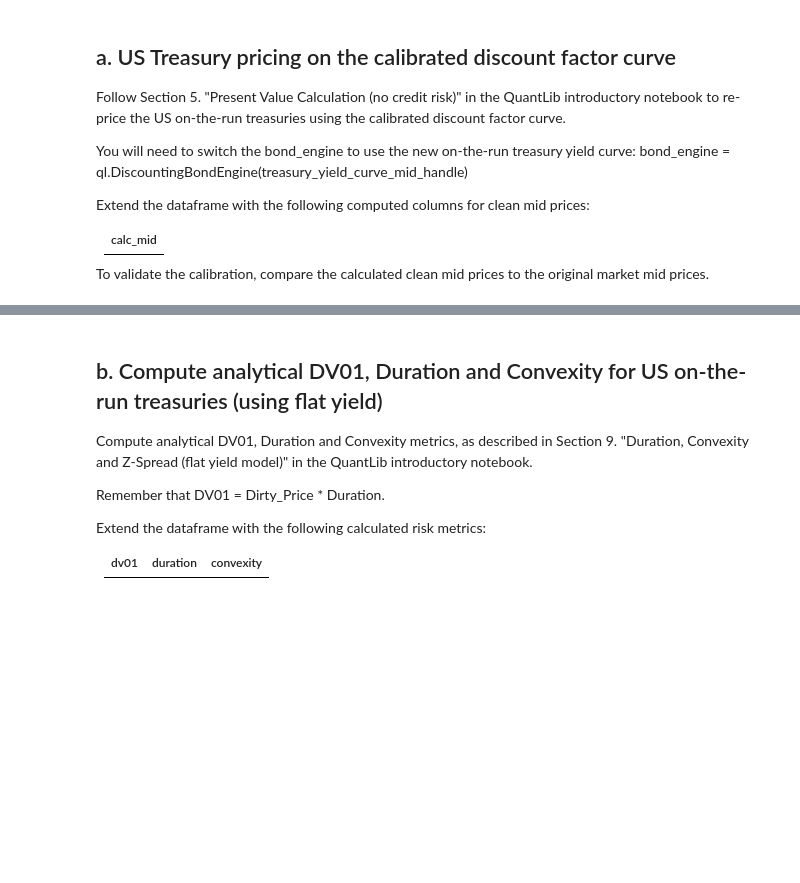
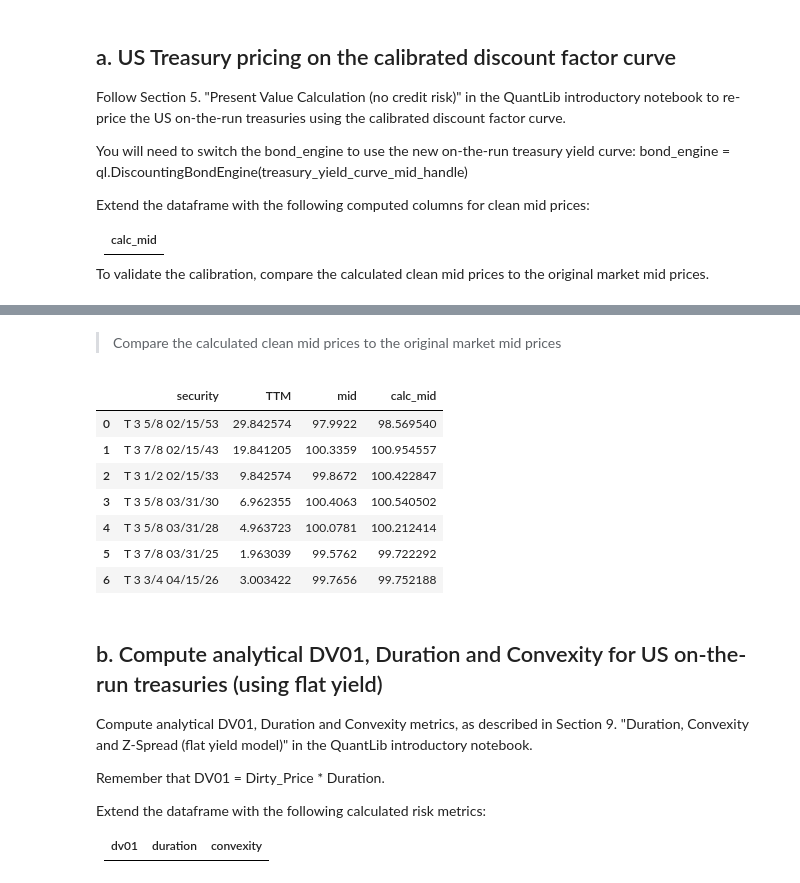
Before and after one commit to alanwake47/FINM-35700-Credit-Markets, a Jupyter notebook: week2/hw2/Homework 2-1.ipynb, the cells around one changed output, grey strips where cells are left out. Cells and saved outputs as stored; diff of their text form; code cells hidden in the pictures; blank space fills up the shorter version.

```diff
--- a/week2/hw2/Homework 2-1.ipynb
+++ b/week2/hw2/Homework 2-1.ipynb
@@ -547,4 +552,5 @@ Extend the dataframe with the following computed columns for clean mid prices:
 
 To validate the calibration, compare the calculated clean mid prices to the original market mid prices.
 # %%
-symbology_md_otr.iloc[:,:12]
+treasury_yield_curve_mid_handle = ql.YieldTermStructureHandle(ts_yc_mid)
+bond_engine = ql.DiscountingBondEngine(treasury_yield_curve_mid_handle)
@@ -560,3 +582,17 @@ symbology_md_otr.iloc[:,:12]
+# %% [markdown]
+> Compare the calculated clean mid prices to the original market mid prices
+# %%
+symbology_md_otr_calib = price_bond(symbology_md_otr, bond_engine, ql.Date(14, 4, 2023))
+symbology_md_otr_calib[['security','TTM','mid','calc_mid']]
+# %% [output]
+|  | security | TTM | mid | calc_mid |
+| 0 | T 3 5/8 02/15/53 | 29.842574 | 97.9922 | 98.569540 |
+| 1 | T 3 7/8 02/15/43 | 19.841205 | 100.3359 | 100.954557 |
+| 2 | T 3 1/2 02/15/33 | 9.842574 | 99.8672 | 100.422847 |
+| 3 | T 3 5/8 03/31/30 | 6.962355 | 100.4063 | 100.540502 |
+| 4 | T 3 5/8 03/31/28 | 4.963723 | 100.0781 | 100.212414 |
+| 5 | T 3 7/8 03/31/25 | 1.963039 | 99.5762 | 99.722292 |
+| 6 | T 3 3/4 04/15/26 | 3.003422 | 99.7656 | 99.752188 |
 # %% [markdown]
 ## b. Compute analytical DV01, Duration and Convexity for US on-the-run treasuries (using flat yield)
 
```
Also changed, not shown: parts of 10 cells of this notebook, 1 other file.
